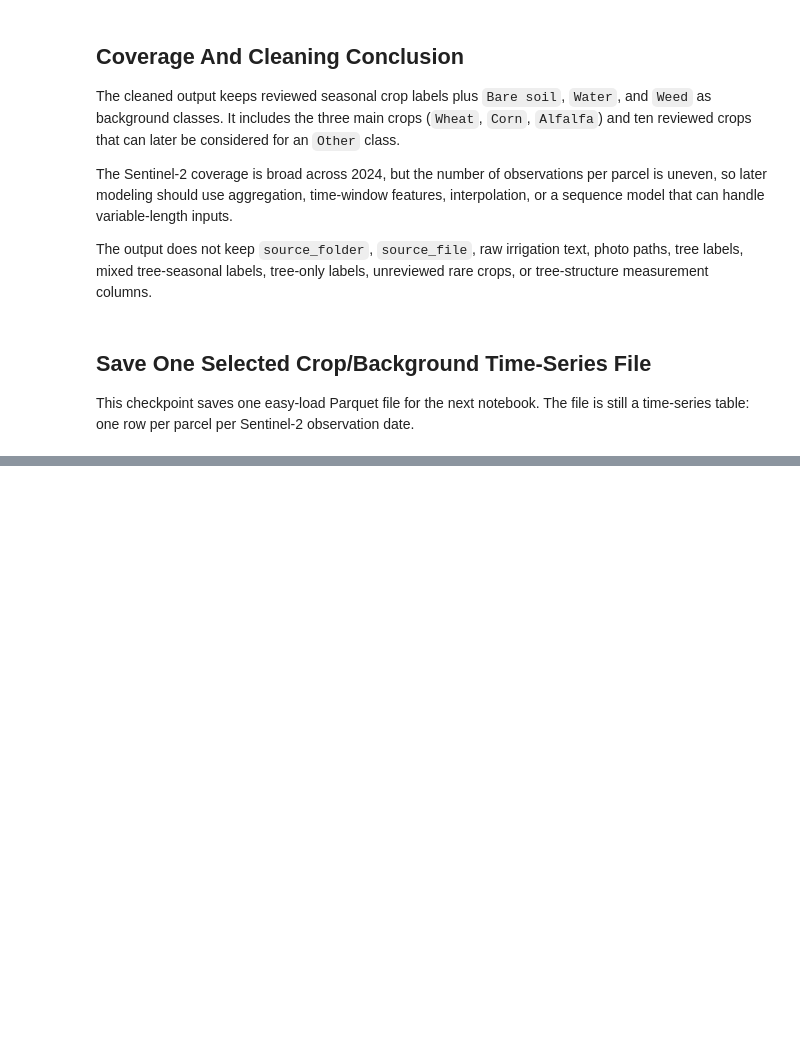
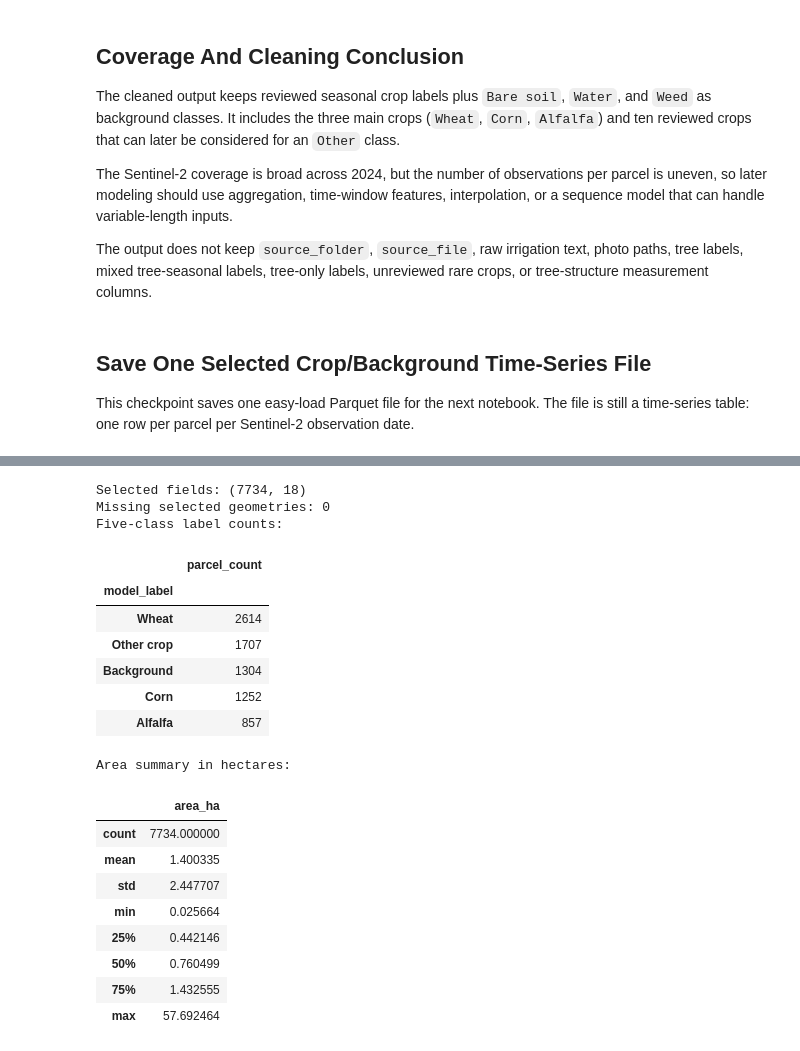
Before and after one commit to Abdo-Eid/FarmTrust, a Jupyter notebook: notebooks/07-morocco_dataset.ipynb, the cells around one changed output, grey strips where cells are left out. Cells and saved outputs as stored; diff of their text form; code cells hidden in the pictures; blank space fills up the shorter version.

```diff
--- a/notebooks/07-morocco_dataset.ipynb
+++ b/notebooks/07-morocco_dataset.ipynb
@@ -370,0 +486,47 @@ Final columns:
+# %%
+def make_five_class_label(label):
+    if label in main_crops:
+        return label
+    if label in background_classes:
+        return "Background"
+    return "Other crop"
+
+
+selected_parcel_metadata = (
+    final_dataset[["parcel_id", "label", "survey_date", "irrigation_type", "survey_zone"]]
+    .drop_duplicates("parcel_id")
+    .merge(parcel_geometry, on="parcel_id", how="left")
+)
+selected_parcel_metadata["model_label"] = selected_parcel_metadata["label"].map(make_five_class_label)
+selected_parcel_metadata["country"] = "Morocco"
+selected_parcel_metadata["year"] = 2024
+selected_parcel_metadata["dataset_source"] = "morocco_crop_irrigation"
+selected_parcel_metadata["field_id"] = selected_parcel_metadata["parcel_id"].astype(str)
+
+print("Selected fields:", selected_parcel_metadata.shape)
+print("Missing selected geometries:", selected_parcel_metadata["geometry_wkt"].isna().sum())
+print("Five-class label counts:")
+display(selected_parcel_metadata["model_label"].value_counts().to_frame("parcel_count"))
+print("Area summary in hectares:")
+display(selected_parcel_metadata["area_ha"].describe().to_frame("area_ha"))
+# %% [output]
+Selected fields: (7734, 18)
+Missing selected geometries: 0
+Five-class label counts:
+|  | parcel_count |
+| model_label |  |
+| Wheat | 2614 |
+| Other crop | 1707 |
+| Background | 1304 |
+| Corn | 1252 |
+| Alfalfa | 857 |
+Area summary in hectares:
+|  | area_ha |
+| count | 7734.000000 |
+| mean | 1.400335 |
+| std | 2.447707 |
+| min | 0.025664 |
+| 25% | 0.442146 |
+| 50% | 0.760499 |
+| 75% | 1.432555 |
+| max | 57.692464 |
```
Also changed, not shown: parts of 20 cells of this notebook, 15 other files.
